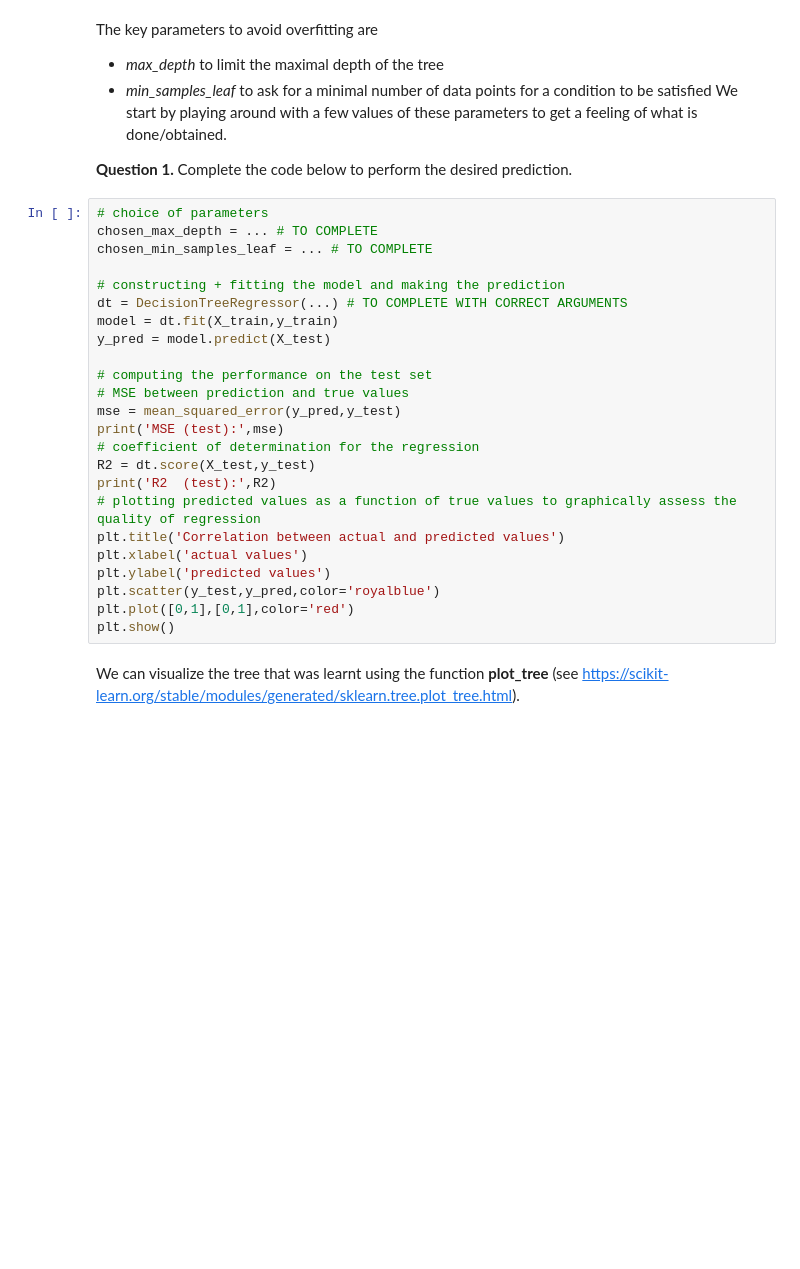
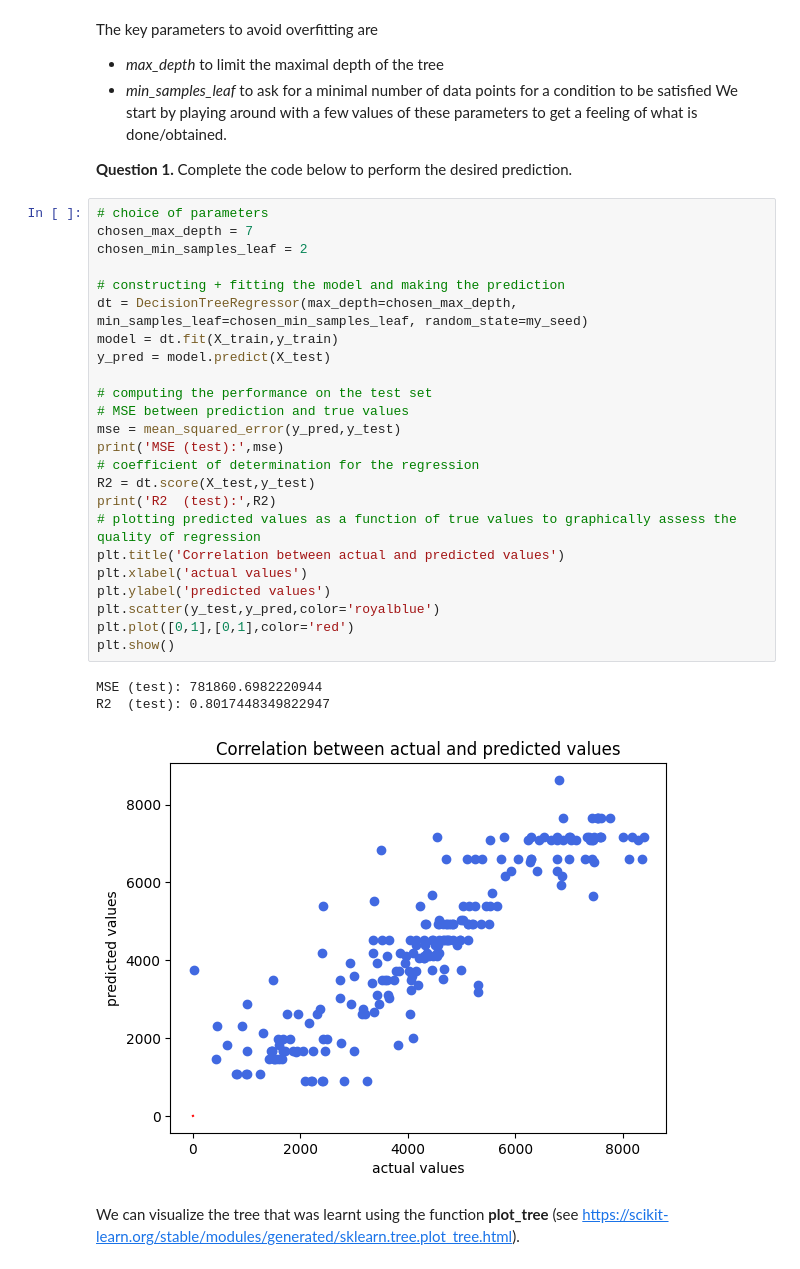
Before and after one commit to adevilde/Machine-Learning-Hands-on, a Jupyter notebook: 8_Trees_RandomForests_Boosting.ipynb, the cells around one changed output. Drawn from its saved outputs; the diff is of its cells as text; blank space fills up the shorter version.

Commit message:
Hands-on up to Random Forest done

```diff
--- a/8_Trees_RandomForests_Boosting.ipynb
+++ b/8_Trees_RandomForests_Boosting.ipynb
@@ -57,28 +98,32 @@ We start by playing around with a few values of these parameters to get a feelin
 **Question 1.** Complete the code below to perform the desired prediction.
 # %%
 # choice of parameters
-chosen_max_depth = ... # TO COMPLETE
-chosen_min_samples_leaf = ... # TO COMPLETE
+chosen_max_depth = 7
+chosen_min_samples_leaf = 2
 
 # constructing + fitting the model and making the prediction
-dt = DecisionTreeRegressor(...) # TO COMPLETE WITH CORRECT ARGUMENTS
+dt = DecisionTreeRegressor(max_depth=chosen_max_depth, min_samples_leaf=chosen_min_samples_leaf, random_state=my_seed)
 model = dt.fit(X_train,y_train)
 y_pred = model.predict(X_test)
 
 # computing the performance on the test set
 # MSE between prediction and true values
 mse = mean_squared_error(y_pred,y_test)
 print('MSE (test):',mse)
 # coefficient of determination for the regression
 R2 = dt.score(X_test,y_test)
 print('R2  (test):',R2)
 # plotting predicted values as a function of true values to graphically assess the quality of regression
 plt.title('Correlation between actual and predicted values')
 plt.xlabel('actual values')
 plt.ylabel('predicted values')
 plt.scatter(y_test,y_pred,color='royalblue')
 plt.plot([0,1],[0,1],color='red')
 plt.show()
+# %% [output]
+MSE (test): 781860.6982220944
+R2  (test): 0.8017448349822947
+[figure, added]
 # %% [markdown]
 We can visualize the tree that was learnt using the function **plot_tree** (see https://scikit-learn.org/stable/modules/generated/sklearn.tree.plot_tree.html).
 # %%
```
Also changed, not shown: parts of 15 cells of this notebook.
